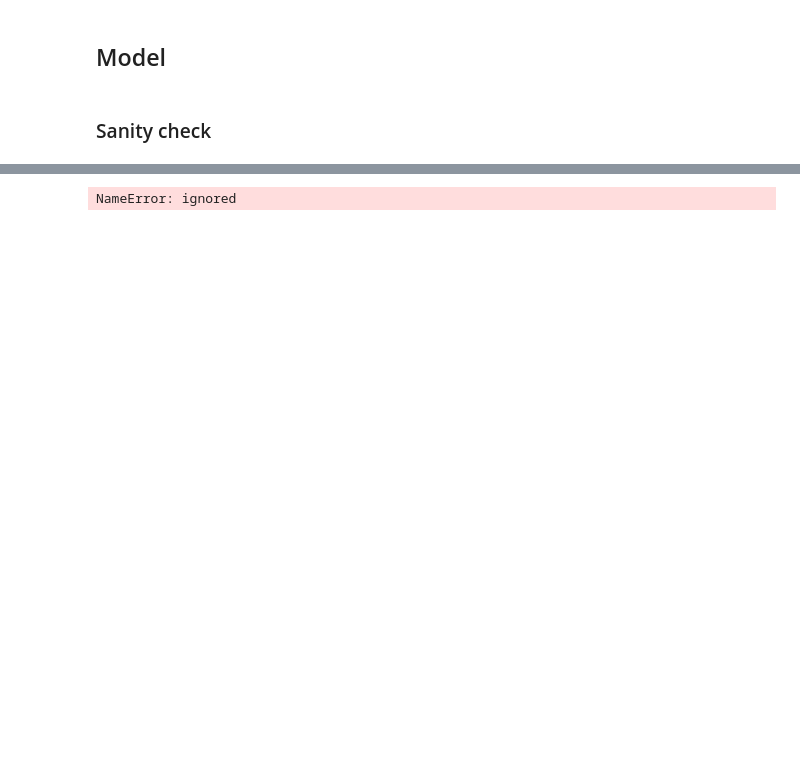
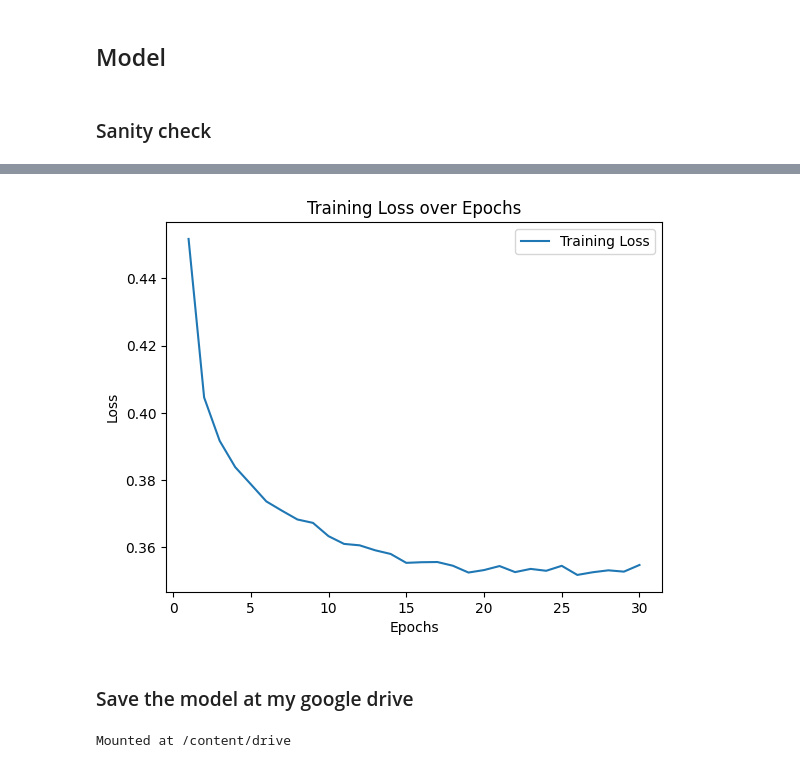
Before and after one commit to mung3477/COSE474_Term_Project, a Jupyter notebook: SDXL_Detector.ipynb, the cells around one changed output, grey strips where cells are left out. Saved outputs shown, nothing was run; the diff lists cells and outputs as text; code cells hidden in the pictures; blank space fills up the shorter version.

```diff
--- a/SDXL_Detector.ipynb
+++ b/SDXL_Detector.ipynb
@@ -208,12 +234,15 @@ NUM_EPOCHS = 1000
+# %%
+NUM_EPOCHS = 30
+BATCH_SIZE = 64
 # %%
-train_dataloader = DataLoader(training_data, batch_size=64, shuffle=True)
+train_dataloader = DataLoader(training_data, batch_size=BATCH_SIZE, shuffle=True)
 
 model = SimpleCNN()
 model.apply(weights_init)
 model.to(device)
 
 criterion = nn.CrossEntropyLoss()
-optimizer = optim.Adam(model.parameters(), lr=0.0001)
+optimizer = optim.Adam(model.parameters(), lr=0.001)
 # %%
 losses = []
 
@@ -267,12 +296,17 @@ Epoch [598/1000], Batch [1201/1563], Loss: 0.3555
 # %%
-import matplotlib.pyplot as plt
-
 # Plotting the loss
-plt.plot(range(1, 20 + 1), losses, label='Training Loss')
+plt.plot(range(1, NUM_EPOCHS + 1), losses, label='Training Loss')
 plt.xlabel('Epochs')
 plt.ylabel('Loss')
 plt.title('Training Loss over Epochs')
 plt.legend()
 plt.show()
 # %% [output]
-NameError: ignored
+[figure, added]
+# %% [markdown]
+### Save the model at my google drive
+# %%
+from google.colab import drive
+drive.mount('/content/drive')
+# %% [output]
+Mounted at /content/drive
```
Also changed, not shown: parts of 18 cells of this notebook.
